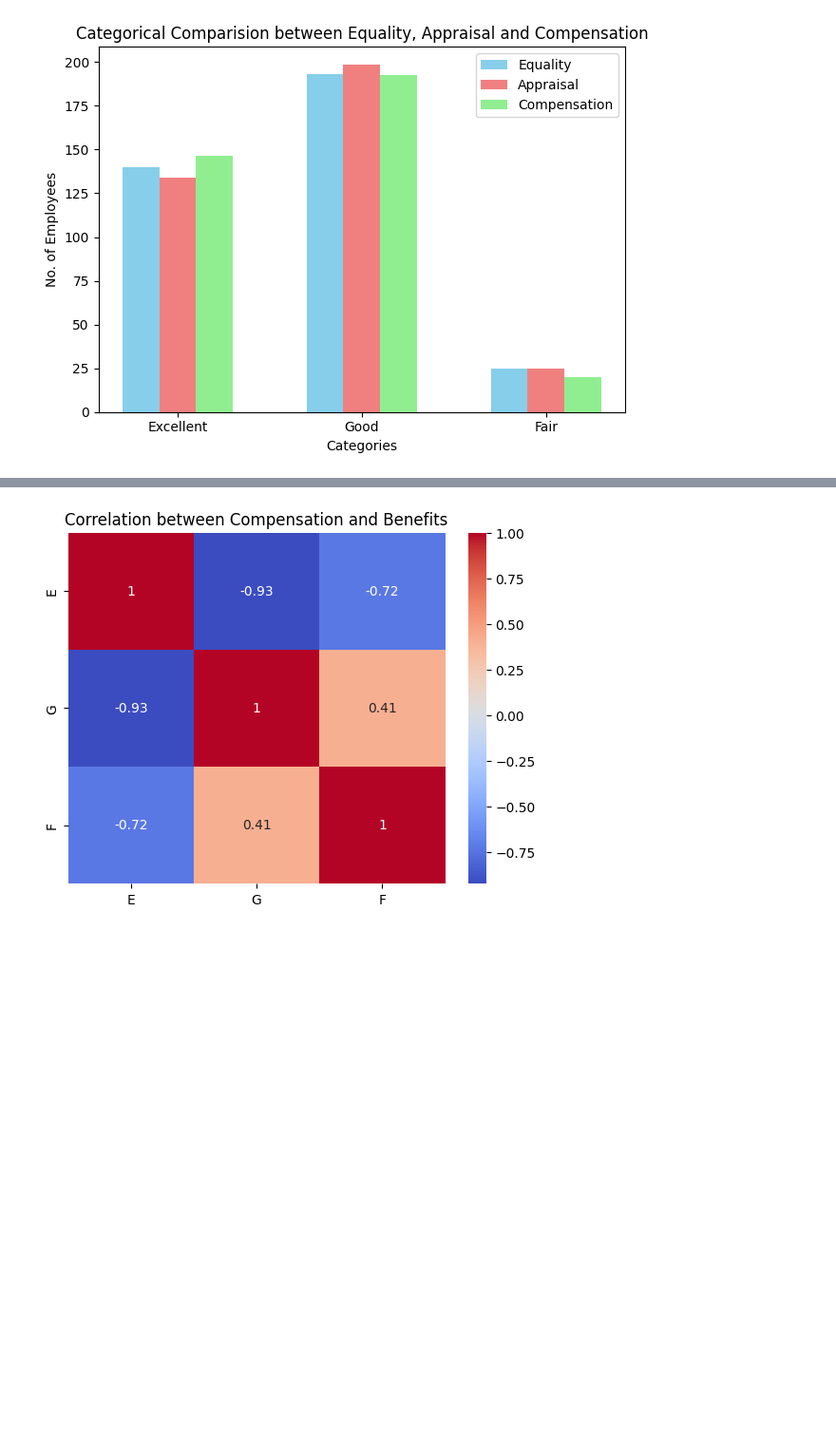
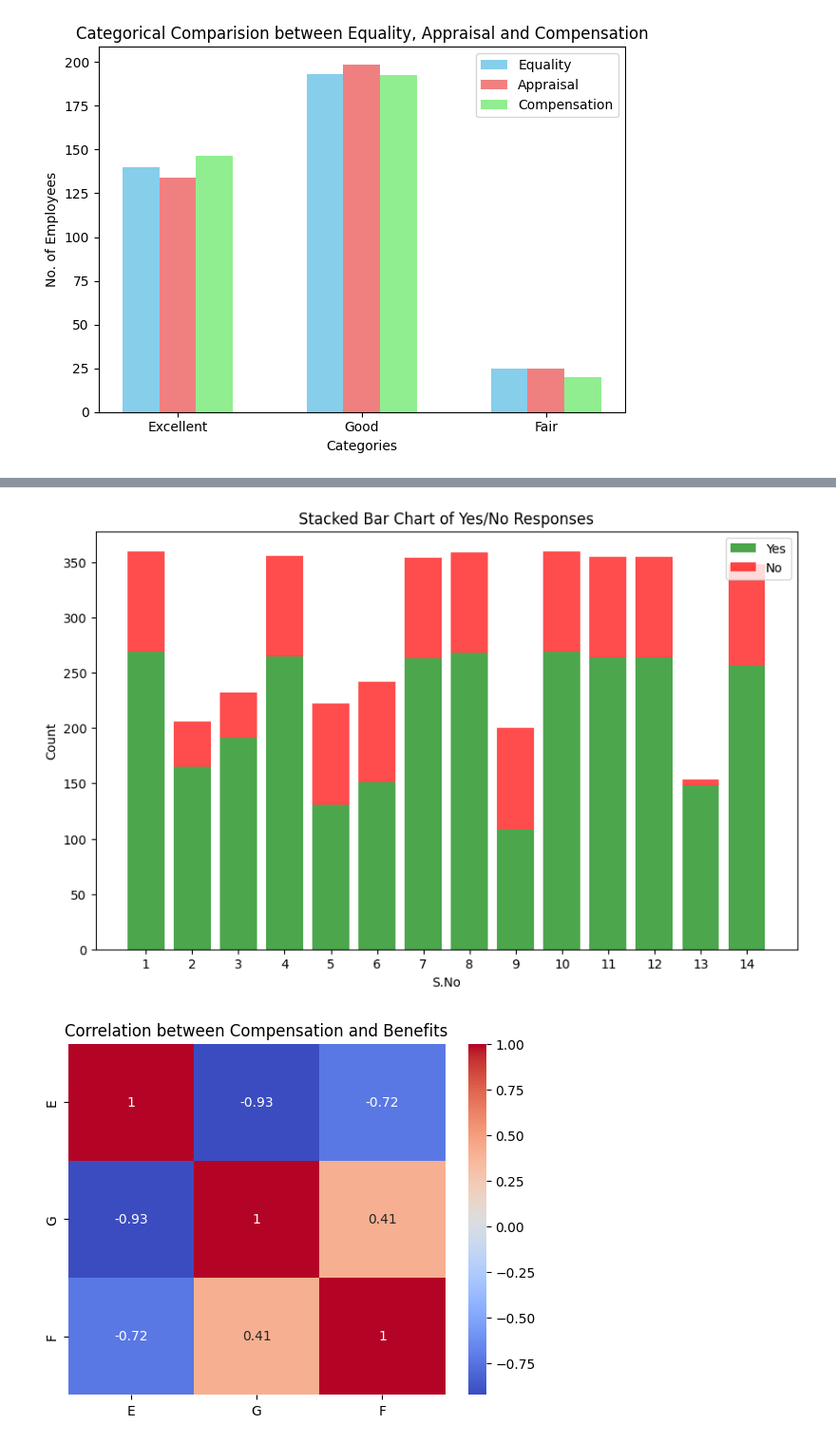
Before and after one commit to GuptajiRocks/data-science-sem4, a Jupyter notebook: Lectures/feb9-self/one.ipynb, the cells around one changed output, grey strips where cells are left out. Shown: that part at 95% size. Saved outputs shown, nothing was run; the diff lists cells and outputs as text; code cells hidden in the pictures; blank space fills up the shorter version.

```diff
--- a/Lectures/feb9-self/one.ipynb
+++ b/Lectures/feb9-self/one.ipynb
@@ -166,3 +208,28 @@ plt.show()
+# %%
+import matplotlib.pyplot as plt
+import numpy as np
+
+# Data from the table
+s_no = np.arange(1, 15)
+yes_values = [269, 165, 191, 265, 131, 151, 263, 268, 109, 269, 264, 264, 148, 257]
+no_values = [91, 41, 41, 91, 91, 91, 91, 91, 91, 91, 91, 91, 6, 91]
+
+# Plot stacked bar chart
+plt.figure(figsize=(10, 6))
+plt.bar(s_no, yes_values, label="Yes", color='green', alpha=0.7)
+plt.bar(s_no, no_values, bottom=yes_values, label="No", color='red', alpha=0.7)
+
+# Labels and title
+plt.xlabel("S.No")
+plt.ylabel("Count")
+plt.title("Stacked Bar Chart of Yes/No Responses")
+plt.xticks(s_no)
+plt.legend()
+
+# Show the plot
+plt.show()
+# %% [output]
+[figure, added]
 # %%
 #Correlation between Department and Management
 mgadt = pd.concat([df_Compensation[["E","G","F"]], df_Benefits[["E","G","F"]]], ignore_index=True)
```
Also changed, not shown: parts of 2 cells of this notebook.
